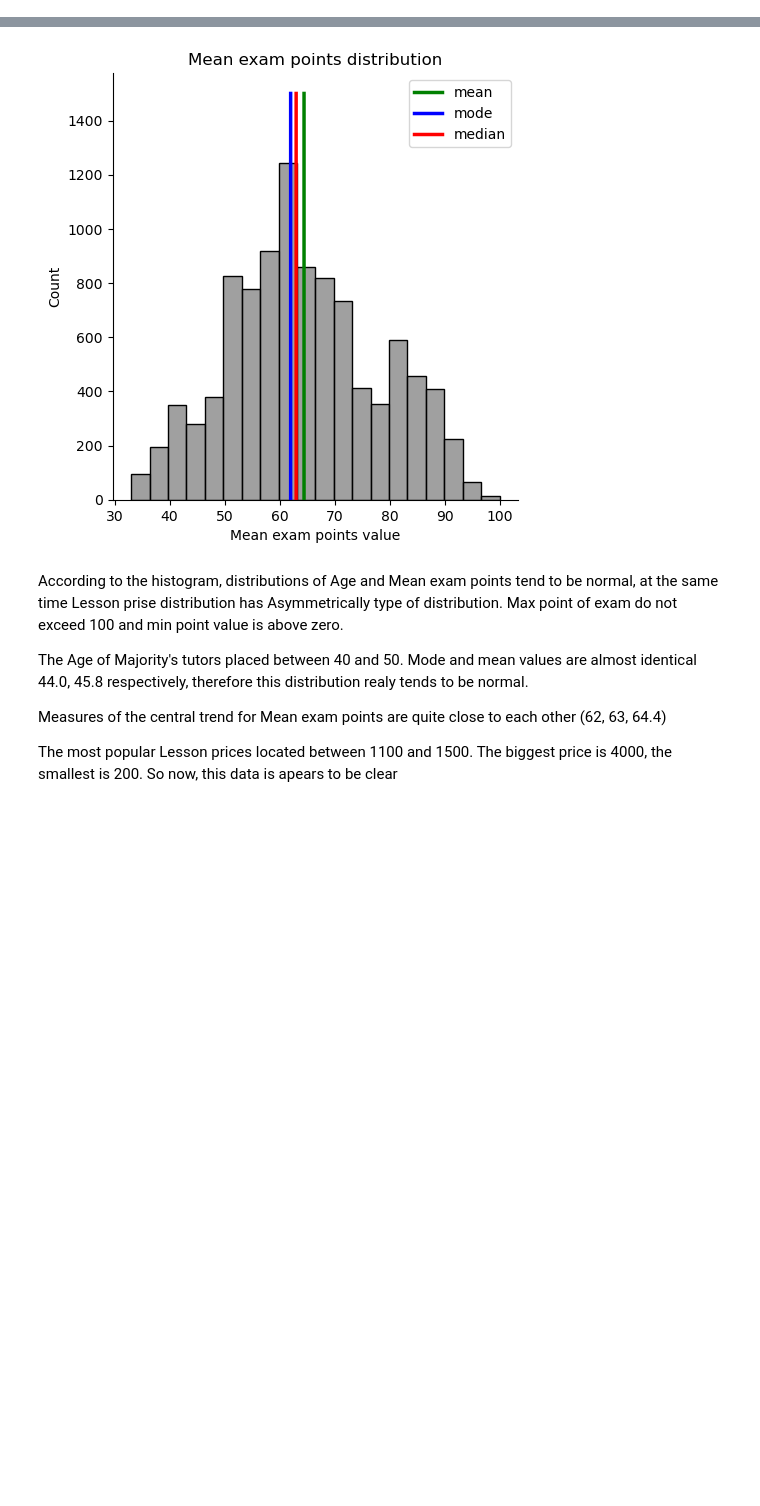
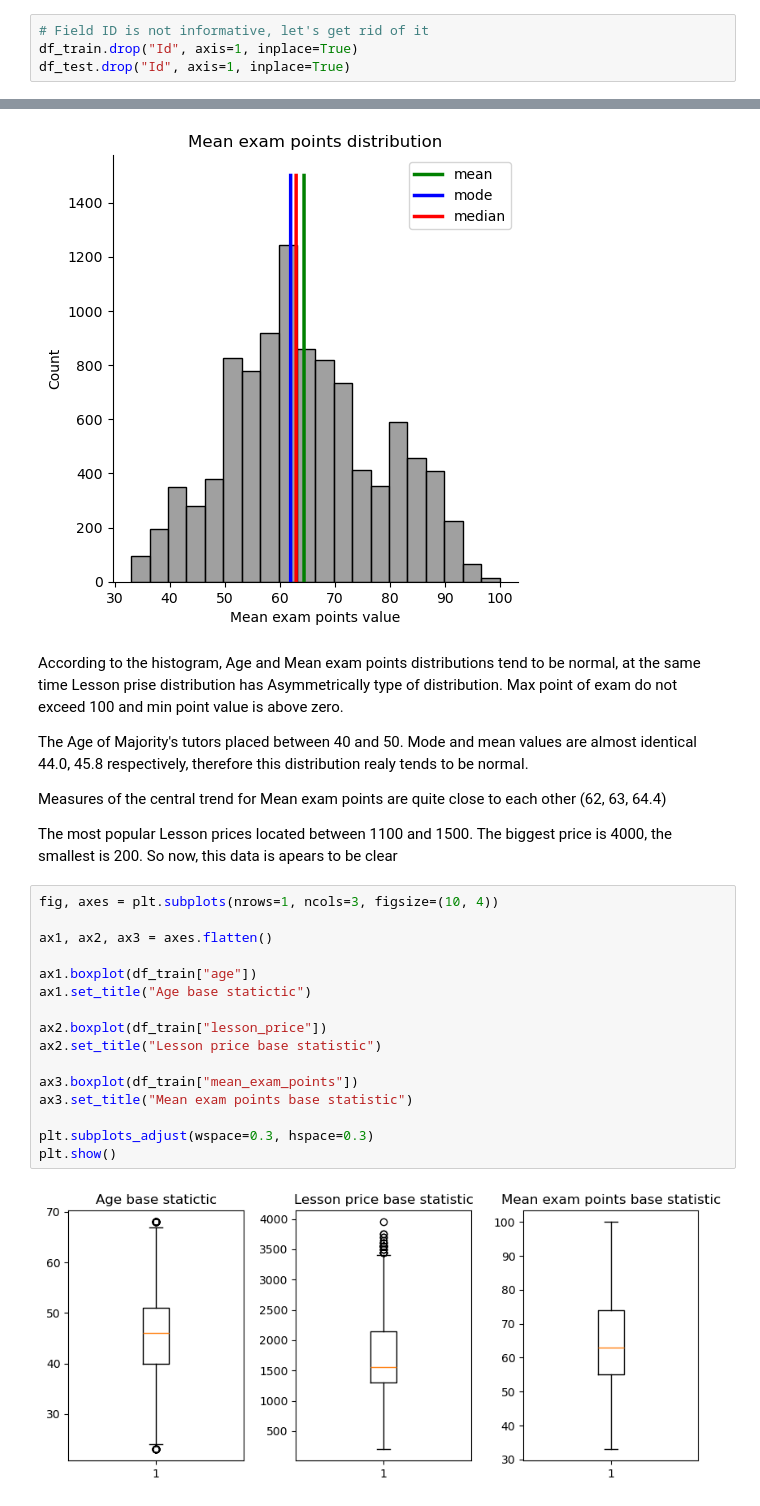
Before and after one commit to SpaceMakerc/tutor_prediction, a Jupyter notebook: predict_model_v1.ipynb, the cells around one changed output, grey strips where cells are left out. Drawn from its saved outputs; the diff is of its cells as text; blank space fills up the shorter version.

Commit message:
Added description of base statistic for continuous variables using boxplot. Also made some outcomes according this data and started to investigate categorical variables

```diff
--- a/predict_model_v1.ipynb
+++ b/predict_model_v1.ipynb
@@ -93,6 +93,10 @@ df_test.head()
 | 2 | 10002 | 44.0 | 2.0 | 1200.0 | 1.0 | 0.0 | 0.0 | 0.0 | ... |
 | 3 | 10003 | 44.0 | 4.0 | 2950.0 | 3.0 | 1.0 | 0.0 | 0.0 | ... |
 | 4 | 10004 | 38.0 | 3.0 | 1400.0 | 2.0 | 1.0 | 0.0 | 0.0 | ... |
+# %%
+# Field ID is not informative, let's get rid of it
+df_train.drop("Id", axis=1, inplace=True)
+df_test.drop("Id", axis=1, inplace=True)
 # %% [markdown]
 ## Continuous variables
 # %%
@@ -189,10 +194,28 @@ plt.show()
 <Figure size 300x300 with 0 Axes>
 [figure]
 # %% [markdown]
-According to the histogram, distributions of Age and Mean exam points tend to be normal, at the same time Lesson prise distribution has Asymmetrically type of distribution. Max point of exam do not exceed 100 and min point value is above zero.
+According to the histogram, Age and Mean exam points distributions tend to be normal, at the same time Lesson prise distribution has Asymmetrically type of distribution. Max point of exam do not exceed 100 and min point value is above zero.
 
 The Age of Majority's tutors placed between 40 and 50. Mode and mean values are almost identical 44.0, 45.8 respectively, therefore this distribution realy tends to be normal.
 
 Measures of the central trend for Mean exam points are quite close to each other (62, 63, 64.4)
 
 The most popular Lesson prices located between 1100 and 1500. The biggest price is 4000, the smallest is 200. So now, this data is apears to be clear
+# %%
+fig, axes = plt.subplots(nrows=1, ncols=3, figsize=(10, 4))
+
+ax1, ax2, ax3 = axes.flatten()
+
+ax1.boxplot(df_train["age"])
+ax1.set_title("Age base statictic")
+
+ax2.boxplot(df_train["lesson_price"])
+ax2.set_title("Lesson price base statistic")
+
+ax3.boxplot(df_train["mean_exam_points"])
+ax3.set_title("Mean exam points base statistic")
+
+plt.subplots_adjust(wspace=0.3, hspace=0.3)
+plt.show()
+# %% [output]
+[figure, added]
```
Also changed, not shown: parts of 17 cells of this notebook.
